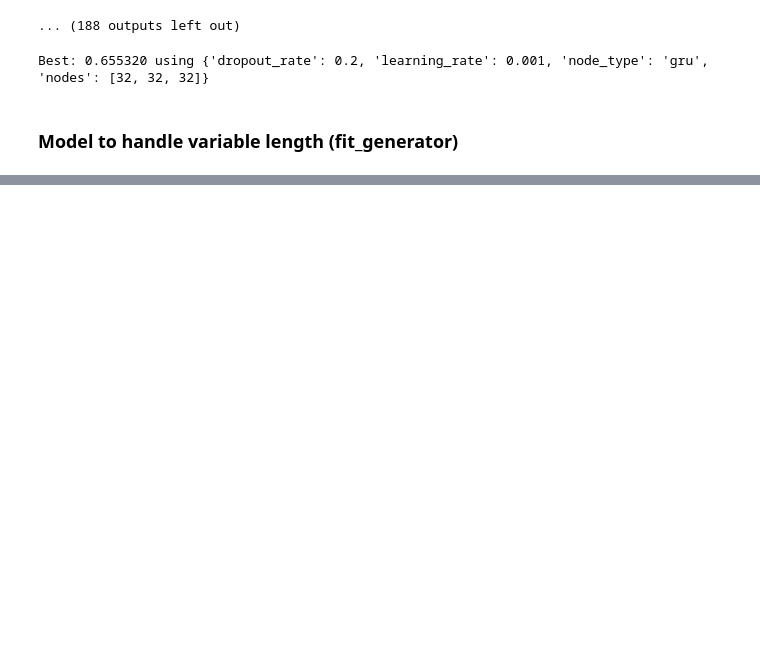
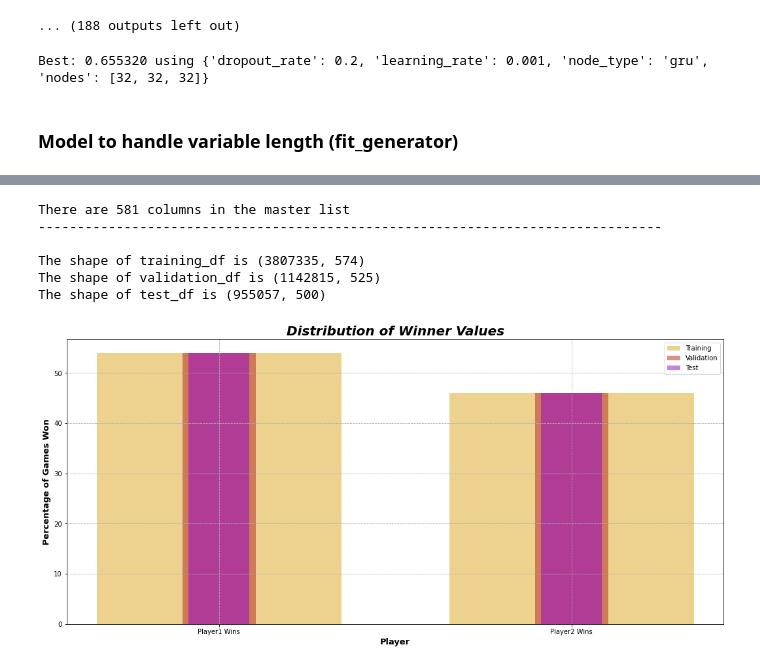
Before and after one commit to jared-a-lloyd/sc2-modeling, a Jupyter notebook: Notebook 3 - Event Data Analysis and Modeling.ipynb, the cells around one changed output, grey strips where cells are left out. Saved outputs shown, nothing was run; the diff lists cells and outputs as text; code cells hidden in the pictures; blank space fills up the shorter version.

```diff
--- a/Notebook 3 - Event Data Analysis and Modeling.ipynb
+++ b/Notebook 3 - Event Data Analysis and Modeling.ipynb
@@ -1049,0 +1154,70 @@ Name: filehash, Length: 3003, dtype: int64
+# %%
+# extract the respective filehashes
+# training filehashes
+training_filehash_list = list(training_df['filehash'].unique())
+# validation filehashes
+validation_filehash_list = list(validation_df['filehash'].unique())
+# test filehashes
+test_filehash_list = list(test_df['filehash'].unique())
+
+# read the master list of columns
+master_columns_list = pd.read_csv('info/clean_master_columns_list.csv', header=None).values.tolist()
+# this produces a list of lists per row, convert to a single list
+# loop through the list of lists and return the first element
+master_columns_list = [col[0] for col in master_columns_list]
+
+print(f'There are {len(master_columns_list)} columns in the master list')
+print('-'*80+'\n')
+print(f'The shape of training_df is {training_df.shape}')
+print(f'The shape of validation_df is {validation_df.shape}')
+print(f'The shape of test_df is {test_df.shape}')
+# %% [output]
+There are 581 columns in the master list
+--------------------------------------------------------------------------------
+
+The shape of training_df is (3807335, 574)
+The shape of validation_df is (1142815, 525)
+The shape of test_df is (955057, 500)
+# %%
+# plot the distribution of winner values for the three data sets
+plt.figure()
+
+# set up lables for the graph
+labels = ['Training', 'Validation', 'Test']
+
+# setup list of filehash lists
+list_of_filehash_lists = [
+    training_filehash_list,
+    validation_filehash_list,
+    test_filehash_list
+]
+
+for i, filehashes in enumerate(list_of_filehash_lists):
+    # create a mask for the filehashes
+    mask = spawningtool_df['filehash'].isin(filehashes)
+
+    # get the winner values
+    # scale the values by the amount of filehashes
+    winners = spawningtool_df.loc[
+        mask,
+        'game_winner'
+    ].value_counts()/len(filehashes)*100
+
+    # plot the distribution of the training data
+    # make the bar width proportional to the number of filehashes
+    plt.bar(
+        ['Player1 Wins', 'Player2 Wins'],
+        height=winners,
+        color=list(COLOR_DICT.values())[i],
+        alpha=0.5,
+        label=labels[i],
+        width=len(filehashes)/spawningtool_df.shape[0]
+    )
+
+plt.legend()
+plt.title('Distribution of Winner Values', style='italic')
+plt.xlabel('Player')
+plt.ylabel('Percentage of Games Won')
+plt.show()
+# %% [output]
+[figure, added]
```
Also changed, not shown: parts of 27 cells of this notebook, 8 other files.
